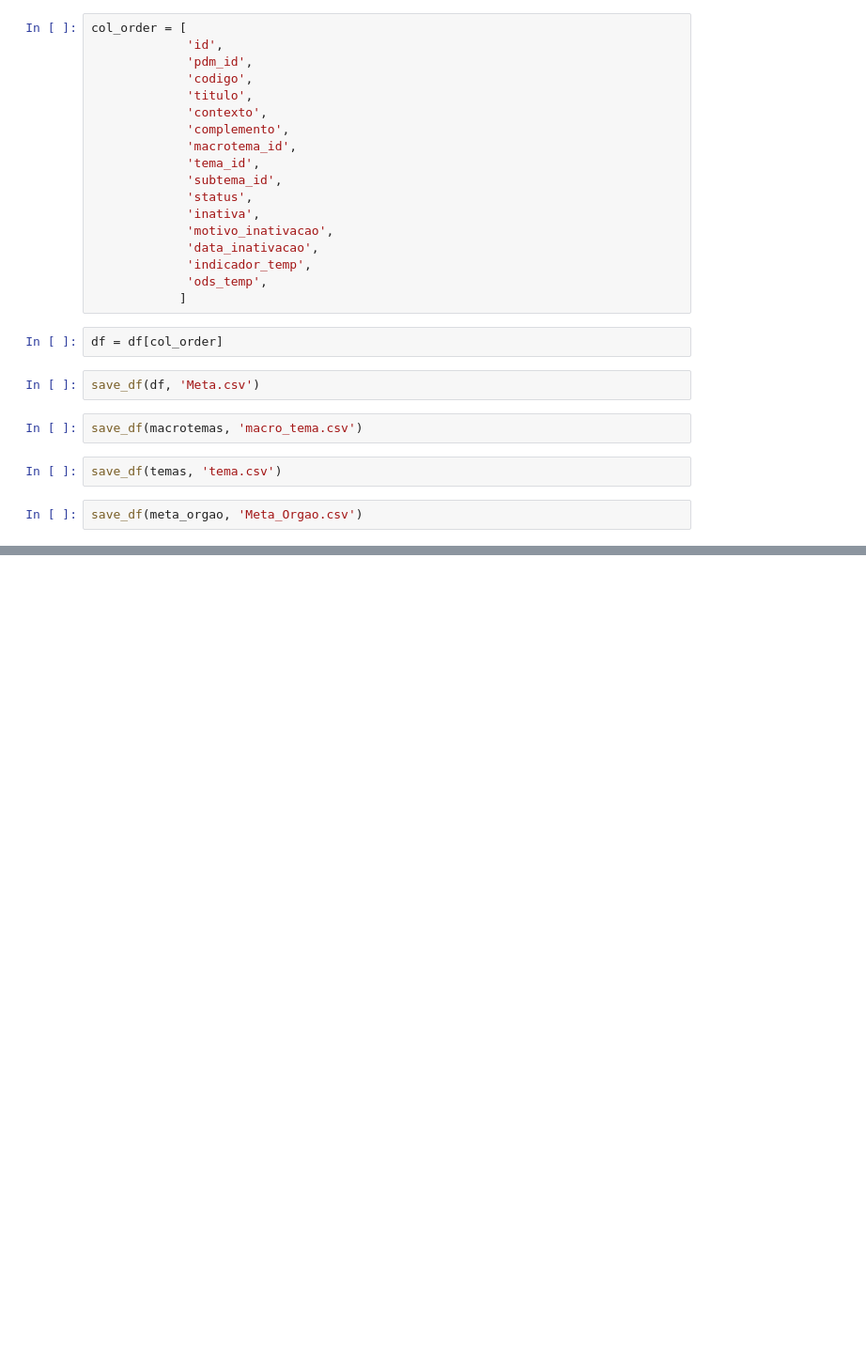
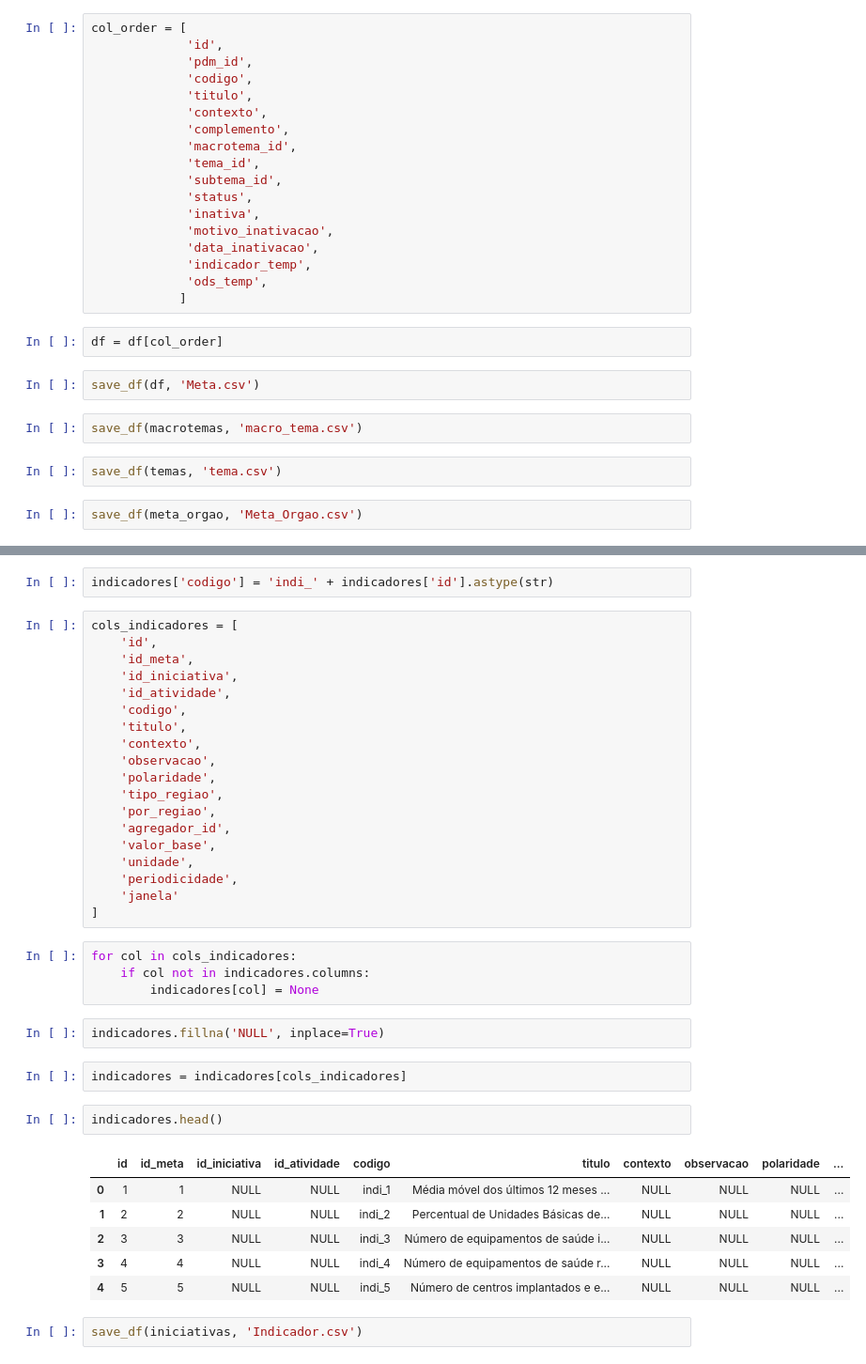
Before and after one commit to sepep-pmsp/dados_smae_fgv, a Jupyter notebook: notebooks/estrutura_pdm_metas.ipynb, the cells around one changed output, grey strips where cells are left out. Shown: that part at 94% size. Drawn from its saved outputs; the diff is of its cells as text; blank space fills up the shorter version.

Commit message:
tags, ods, iniciativas, indicadores

```diff
--- a/notebooks/estrutura_pdm_metas.ipynb
+++ b/notebooks/estrutura_pdm_metas.ipynb
@@ -236,0 +299,40 @@ save_df(meta_orgao, 'Meta_Orgao.csv')
+# %%
+indicadores['codigo'] = 'indi_' + indicadores['id'].astype(str)
+# %%
+cols_indicadores = [
+    'id',
+    'id_meta',
+    'id_iniciativa',
+    'id_atividade',
+    'codigo',
+    'titulo',
+    'contexto',
+    'observacao',
+    'polaridade',
+    'tipo_regiao',
+    'por_regiao',
+    'agregador_id',
+    'valor_base',
+    'unidade',
+    'periodicidade',
+    'janela'
+]
+# %%
+for col in cols_indicadores:
+    if col not in indicadores.columns:
+        indicadores[col] = None
+# %%
+indicadores.fillna('NULL', inplace=True)
+# %%
+indicadores = indicadores[cols_indicadores]
+# %%
+indicadores.head()
+# %% [output]
+|  | id | id_meta | id_iniciativa | id_atividade | codigo | titulo | contexto | observacao | polaridade | ... |
+| 0 | 1 | 1 | NULL | NULL | indi_1 | Média móvel dos últimos 12 meses ... | NULL | NULL | NULL | ... |
+| 1 | 2 | 2 | NULL | NULL | indi_2 | Percentual de Unidades Básicas de... | NULL | NULL | NULL | ... |
+| 2 | 3 | 3 | NULL | NULL | indi_3 | Número de equipamentos de saúde i... | NULL | NULL | NULL | ... |
+| 3 | 4 | 4 | NULL | NULL | indi_4 | Número de equipamentos de saúde r... | NULL | NULL | NULL | ... |
+| 4 | 5 | 5 | NULL | NULL | indi_5 | Número de centros implantados e e... | NULL | NULL | NULL | ... |
+# %%
+save_df(iniciativas, 'Indicador.csv')
```
Also changed, not shown: parts of 49 cells of this notebook.
